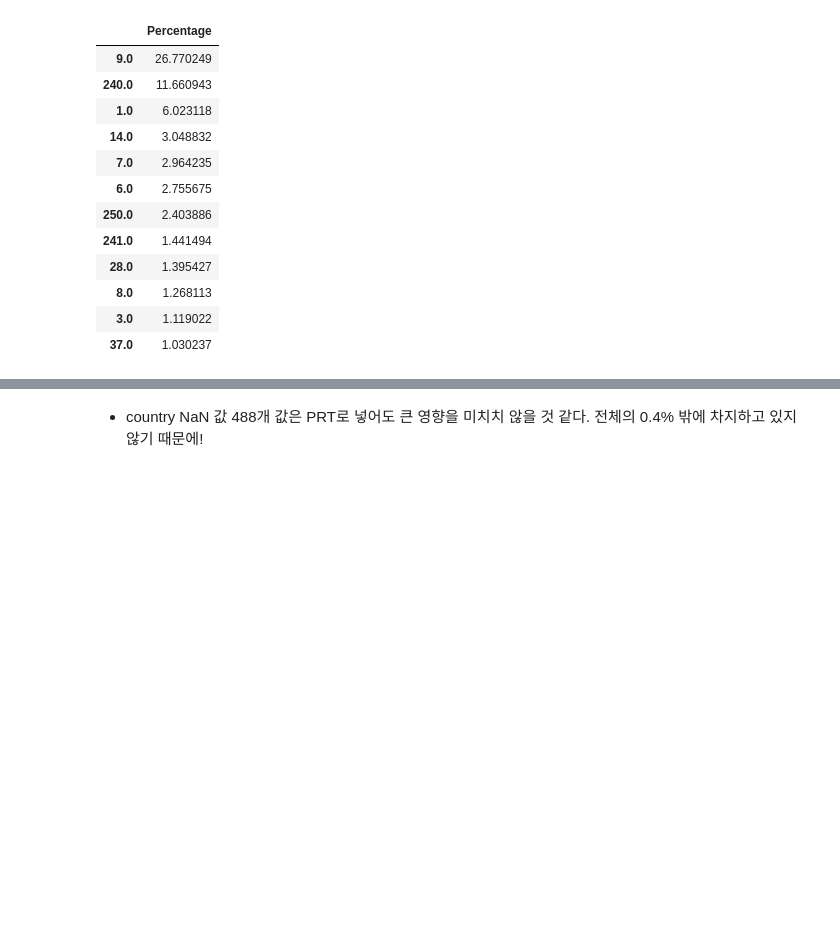
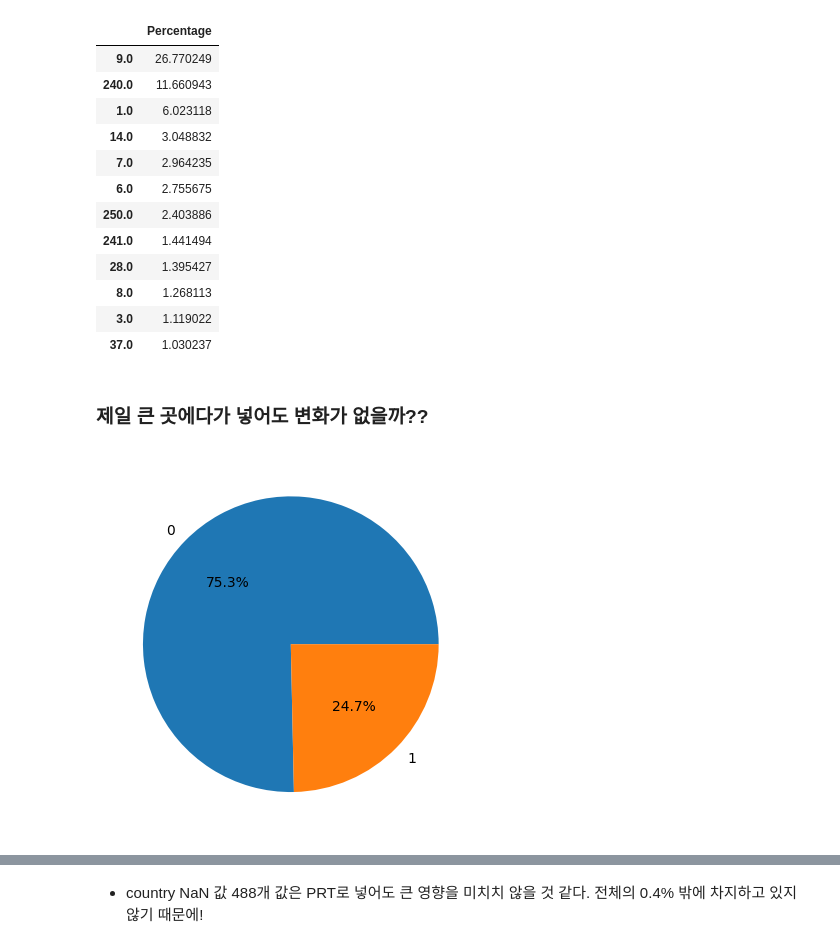
Before and after one commit to ManuSong/Hotel-Demand-MiniProject, a Jupyter notebook: hotel-demand.ipynb, the cells around one changed output, grey strips where cells are left out. Saved outputs shown, nothing was run; the diff lists cells and outputs as text; code cells hidden in the pictures; blank space fills up the shorter version.

```diff
--- a/hotel-demand.ipynb
+++ b/hotel-demand.ipynb
@@ -158,3 +158,11 @@ agent_percent[agent_percent['Percentage'] >= 1]
 | 8.0 | 1.268113 |
 | 3.0 | 1.119022 |
 | 37.0 | 1.030237 |
+# %% [markdown]
+### 제일 큰 곳에다가 넣어도 변화가 없을까??
+# %%
+nan_agent = df[df['agent'].isna()]
+plt.pie( x= nan_agent['is_canceled'].value_counts() / nan_agent.shape[0] * 100, labels=nan_agent['is_canceled'].unique(), autopct='%.1f%%')
+plt.show()
+# %% [output]
+[figure, added]
```
Also changed, not shown: parts of 16 cells of this notebook.
